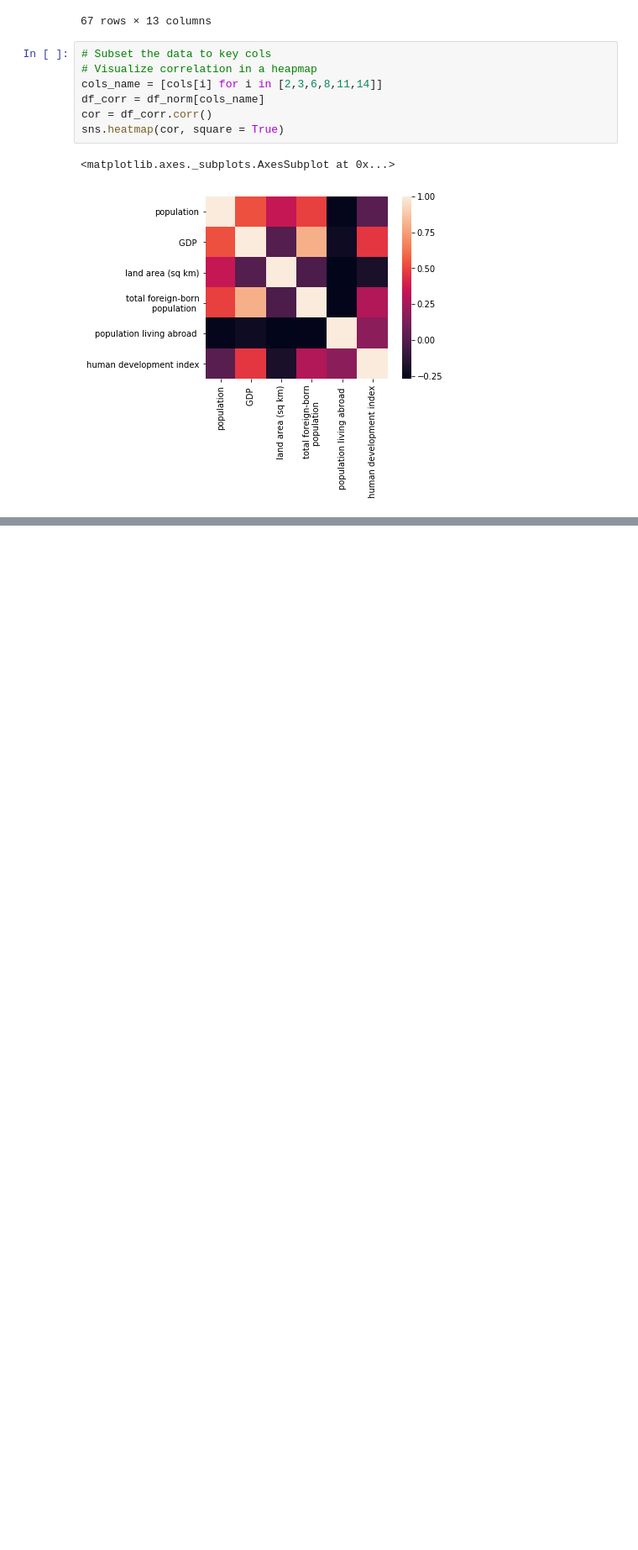
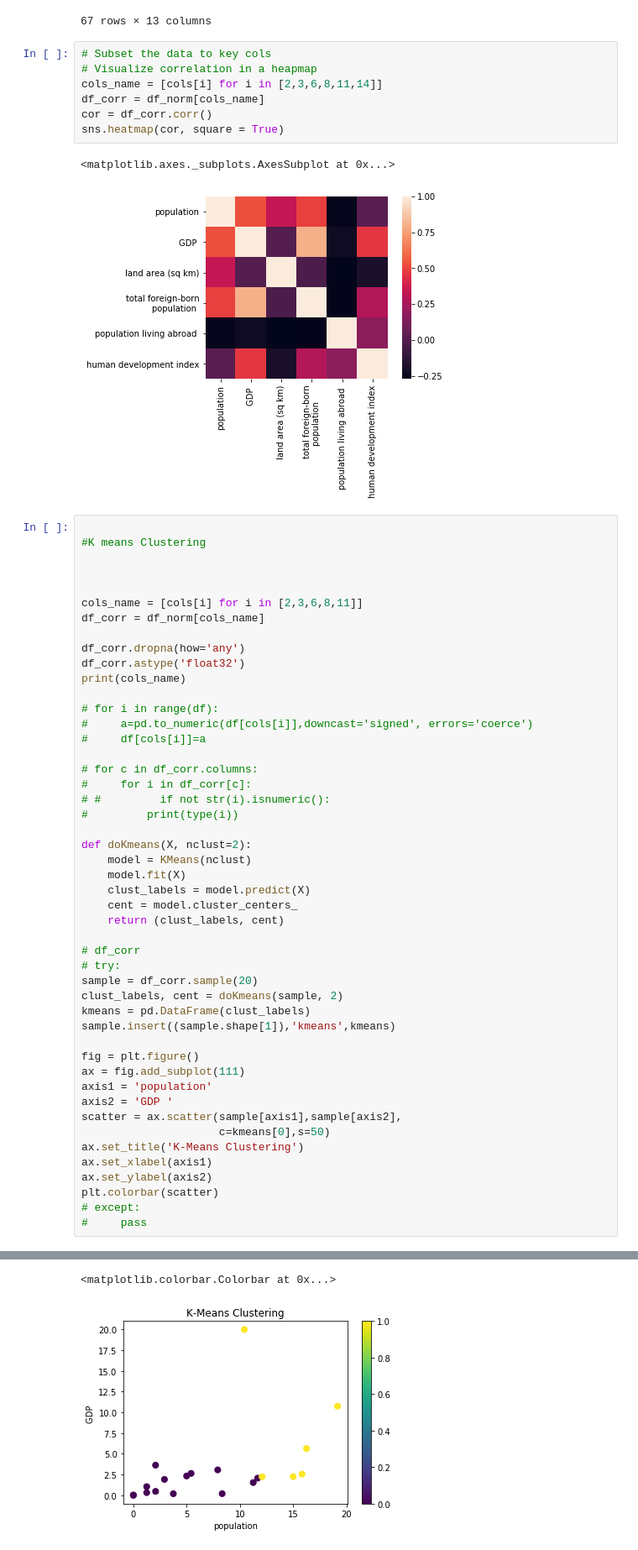
Before and after one commit to Prudenceyyx/WDVP, a Jupyter notebook: WDVP.ipynb, the cells around one changed output, grey strips where cells are left out. Shown at 84% size. Saved outputs shown, nothing was run; the diff lists cells and outputs as text; blank space fills up the shorter version.

Commit message:
update kmeans cluster

```diff
--- a/WDVP.ipynb
+++ b/WDVP.ipynb
@@ -137,3 +137,52 @@ sns.heatmap(cor, square = True)
 # %% [output]
 <matplotlib.axes._subplots.AxesSubplot at 0x...>
 [figure]
+# %%
+
+#K means Clustering
+
+
+
+cols_name = [cols[i] for i in [2,3,6,8,11]]
+df_corr = df_norm[cols_name]
+
+df_corr.dropna(how='any')
+df_corr.astype('float32')
+print(cols_name)
+
+# for i in range(df):
+#     a=pd.to_numeric(df[cols[i]],downcast='signed', errors='coerce')
+#     df[cols[i]]=a
+
+# for c in df_corr.columns:
+#     for i in df_corr[c]:
+# #         if not str(i).isnumeric():
+#         print(type(i))
+
+def doKmeans(X, nclust=2):
+    model = KMeans(nclust)
+    model.fit(X)
+    clust_labels = model.predict(X)
+    cent = model.cluster_centers_
+    return (clust_labels, cent)
+
+# df_corr
+# try:
+sample = df_corr.sample(20)
+clust_labels, cent = doKmeans(sample, 2)
+kmeans = pd.DataFrame(clust_labels)
+sample.insert((sample.shape[1]),'kmeans',kmeans)
+
+fig = plt.figure()
+ax = fig.add_subplot(111)
+axis1 = 'population'
+axis2 = 'GDP '
+scatter = ax.scatter(sample[axis1],sample[axis2],
+                     c=kmeans[0],s=50)
+ax.set_title('K-Means Clustering')
+ax.set_xlabel(axis1)
+ax.set_ylabel(axis2)
+plt.colorbar(scatter)
+# except:
+#     pass
+# %% [output]
@@ -139,0 +190,2 @@ sns.heatmap(cor, square = True)
+<matplotlib.colorbar.Colorbar at 0x...>
+[figure, added]
```
Also changed, not shown: parts of 1 cell of this notebook.
